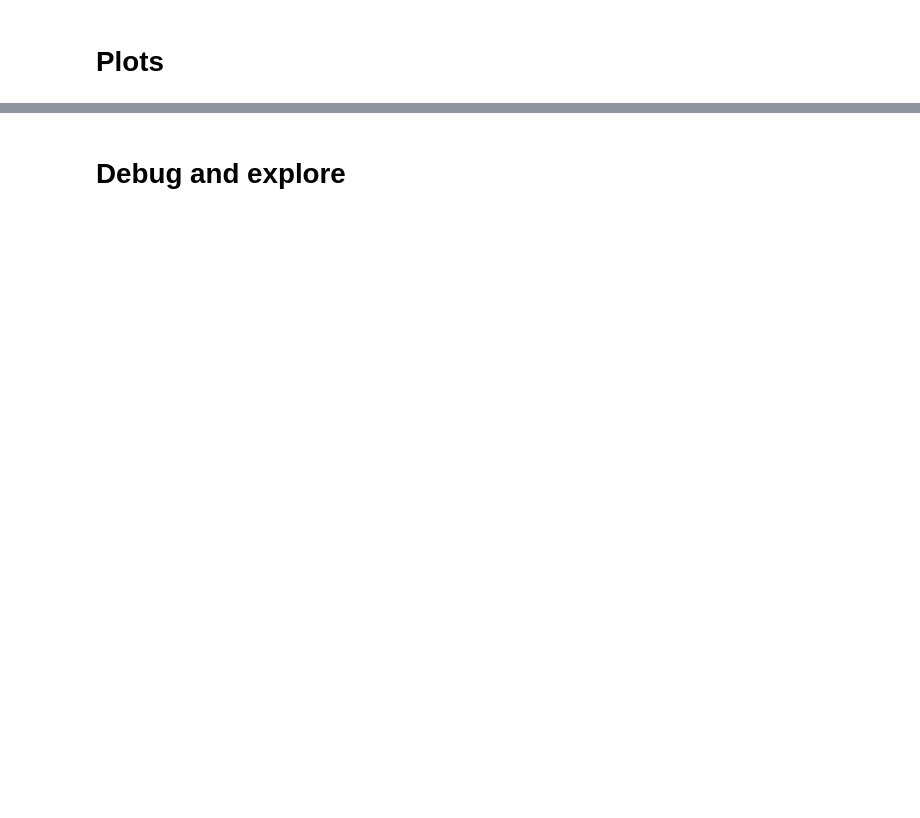
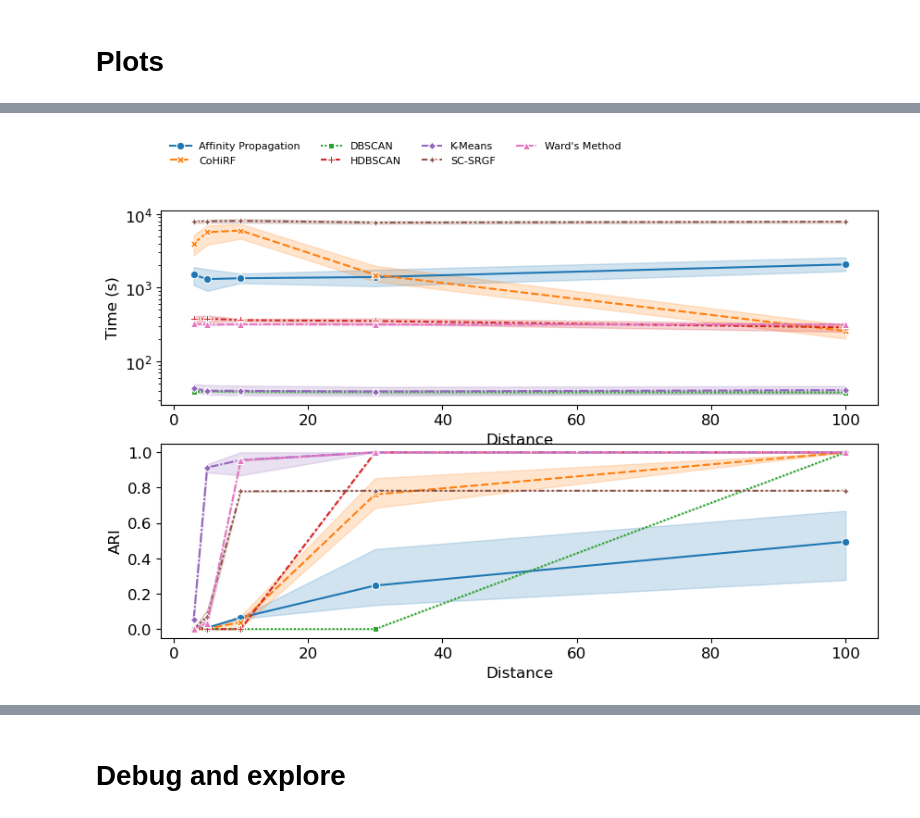
Before and after one commit to BrunoBelucci/cohirf, a Jupyter notebook: analyze_results/analyze_runs_gaussian.ipynb, the cells around one changed output, grey strips where cells are left out. Drawn from its saved outputs; the diff is of its cells as text; code cells hidden in the pictures; blank space fills up the shorter version.

```diff
--- a/analyze_results/analyze_runs_gaussian.ipynb
+++ b/analyze_results/analyze_runs_gaussian.ipynb
@@ -346,9 +380,0 @@ NameError: name 'df_common' is not defined
-# %%
-df = df_common.copy()
-df = df.loc[df['n_samples'] == 1000]
-df = df.loc[df['n_features'] == 1000]
-df = df.loc[df['pct_random'] == 0.5]
-df = df.loc[df['class_sep'] == 100.0]
-df = df.sort_values('model_nickname')
-fig = px.box(df, x='model_nickname', y='best_adjusted_rand', color='model_nickname')
-fig.show()
@@ -638,9 +380,0 @@ df_common_fill['n_classes'] = df_common_fill['n_classes'].astype(int)
-# %%
-df = df_common_fill.copy()
-df = df.loc[df['n_samples'] == 10000]
-df = df.loc[df['n_features'] == 10000]
-# df = df.loc[df['pct_random'] == 0.5]
-df = df.loc[df['class_sep'] == 50.0]
-df = df.sort_values('model_nickname')
-fig = px.box(df, x='model_nickname', y='best_adjusted_rand', color='model_nickname')
-fig.show()
@@ -749,0 +391,65 @@ with pd.option_context('display.max_colwidth', None):
+# %%
+df = df_common.copy()
+n_features = 1000
+n_samples = 1000
+pct_random_features = 0.0
+distance = 30
+hpo_metric = 'silhouette'
+
+models_names = {
+    'RecursiveClustering': 'CoHiRF',
+    'KMeans': 'K-Means',
+    'HDBSCAN': 'HDBSCAN',
+    # 'DBSCAN': 'DBSCAN',
+    'AffinityPropagation': 'Affinity Propagation',
+    # 'OPTICS': 'OPTICS',
+    'SpectralSubspaceRandomization': 'SC-SRGF',
+    'WardAgglomerativeClustering': "Ward's Method",
+    'AverageAgglomerativeClustering': 'Average Agglomerative',
+    'CompleteAgglomerativeClustering': 'Complete Agglomerative',
+    'SingleAgglomerativeClustering': 'Single Agglomerative',
+    'IRFLLRR': 'IRFLLRR',
+    # 'Proclus': 'Proclus',
+    # 'Clique': 'Clique',
+    'KMeansProj': 'Projective K-Means',
+}
+df['n_samples'] = df['n_samples'].astype(int)
+df['n_features'] = df['n_features'].astype(int)
+df['distance'] = df['distance'].astype(float)
+# df = df.loc[df['hpo_metric']==hpo_metric]
+# df = df.loc[df['pct_random_features']==pct_random_features]
+# df = df.loc[df['distance'].isin([70,80,100,150,200])]
+# df = df.loc[~df['class_sep'].isin([10, 20])]
+# df = df.loc[df['model_nickname'].isin(models_names.keys())]
+df = df.replace({'model_nickname': models_names})
+df = df.sort_values(by='model_nickname')
+df = df.rename(columns={'fit_model_return_elapsed_time': 'Time (s)', 'max_memory_used': 'Memory (MB)', 'n_samples': 'Number of samples', 'n_features': 'Number of features', 'model_nickname': 'Model', 'distance': 'Distance', 'pct_random_features': '% Random Features', 'best_adjusted_rand' : 'ARI'})
+plt.style.use('default')
+with mpl.rc_context(rc={
+    # 'figure.constrained_layout.use': True,
+    'savefig.bbox': 'tight',
+    'figure.figsize': (10, 6),
+    'legend.loc': 'upper left',
+    'legend.frameon': False,
+    'font.size': 12,
+    # 'font.family': 'serif',
+    # 'font.serif': 'Times',
+    'text.color': 'black',
+    'grid.color': 'black',
+    'grid.alpha': 0.5,
+}):
+    fig, axs = plt.subplots(2, 1)
+    axs = axs.flatten()
+    df_plot = df.copy()
+    df_plot = df_plot.loc[df_plot['Number of features']==n_features]
+    df_plot = df_plot.loc[df_plot['Number of samples']==n_samples]
+    ax = sns.lineplot(data=df_plot, x='Distance', y='Time (s)', hue='Model', style='Model', markers=True, errorbar='ci', ax=axs[0])
+    ax.legend().set_visible(False)
+    ax.set_yscale('log')
+    ax2 = sns.lineplot(data=df_plot, x='Distance', y='ARI', hue='Model', style='Model', markers=True, errorbar='ci', ax=axs[1])
+    ax2.legend().set_visible(False)
+    ax.legend(title=None, fontsize=8, bbox_to_anchor=(0.0, 1.4), ncols=4)
+    # plt.savefig(results_dir / f'gaussian_n-samples{n_samples}_n-features{n_features}_with_time.pdf')
+    plt.show()
+# %% [output]
+[figure, added]
```
Also changed, not shown: parts of 38 cells of this notebook, 30 other files.
